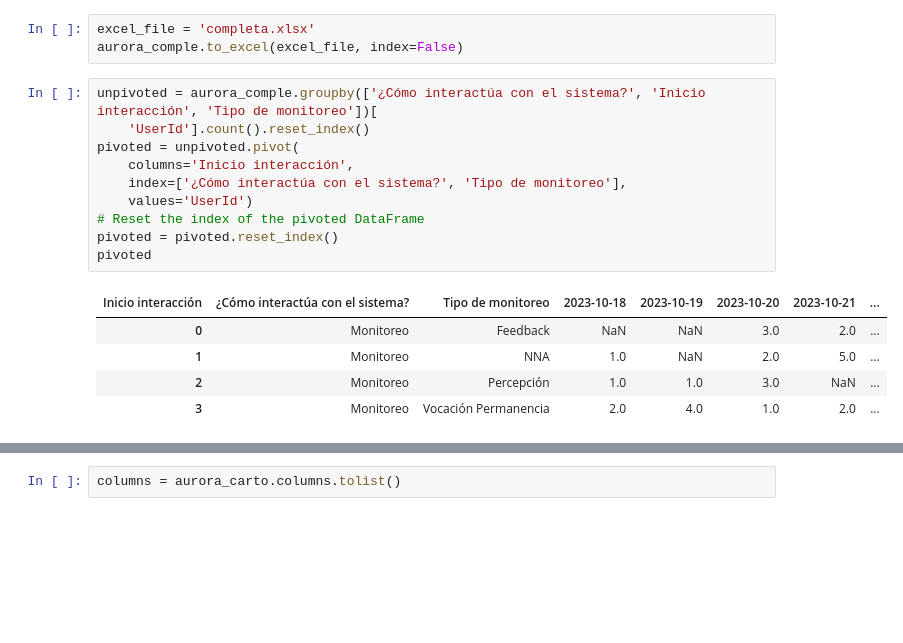
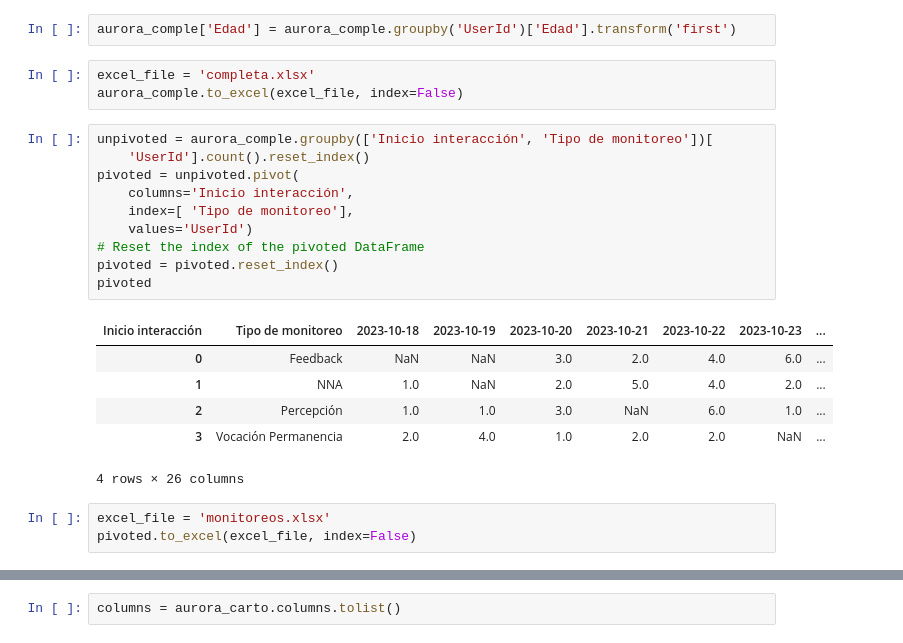
Before and after one commit to maolarte/Aurora, a Jupyter notebook: monitoreos.ipynb, the cells around one changed output, grey strips where cells are left out. Drawn from its saved outputs; the diff is of its cells as text; blank space fills up the shorter version.

```diff
--- a/monitoreos.ipynb
+++ b/monitoreos.ipynb
@@ -93,19 +78,25 @@ Name: Interaction_Sequence, Length: 567, dtype: int64
+# %%
+aurora_comple['Edad'] = aurora_comple.groupby('UserId')['Edad'].transform('first')
 # %%
 excel_file = 'completa.xlsx'
 aurora_comple.to_excel(excel_file, index=False)
 # %%
-unpivoted = aurora_comple.groupby(['¿Cómo interactúa con el sistema?', 'Inicio interacción', 'Tipo de monitoreo'])[
+unpivoted = aurora_comple.groupby(['Inicio interacción', 'Tipo de monitoreo'])[
     'UserId'].count().reset_index()
 pivoted = unpivoted.pivot(
     columns='Inicio interacción',
-    index=['¿Cómo interactúa con el sistema?', 'Tipo de monitoreo'],
+    index=[ 'Tipo de monitoreo'],
     values='UserId')
 # Reset the index of the pivoted DataFrame
 pivoted = pivoted.reset_index()
 pivoted
 # %% [output]
-| Inicio interacción | ¿Cómo interactúa con el sistema? | Tipo de monitoreo | 2023-10-18 | 2023-10-19 | 2023-10-20 | 2023-10-21 | ... |
-| 0 | Monitoreo | Feedback | NaN | NaN | 3.0 | 2.0 | ... |
-| 1 | Monitoreo | NNA | 1.0 | NaN | 2.0 | 5.0 | ... |
-| 2 | Monitoreo | Percepción | 1.0 | 1.0 | 3.0 | NaN | ... |
-| 3 | Monitoreo | Vocación Permanencia | 2.0 | 4.0 | 1.0 | 2.0 | ... |
+| Inicio interacción | Tipo de monitoreo | 2023-10-18 | 2023-10-19 | 2023-10-20 | 2023-10-21 | 2023-10-22 | 2023-10-23 | ... |
+| 0 | Feedback | NaN | NaN | 3.0 | 2.0 | 4.0 | 6.0 | ... |
+| 1 | NNA | 1.0 | NaN | 2.0 | 5.0 | 4.0 | 2.0 | ... |
+| 2 | Percepción | 1.0 | 1.0 | 3.0 | NaN | 6.0 | 1.0 | ... |
+| 3 | Vocación Permanencia | 2.0 | 4.0 | 1.0 | 2.0 | 2.0 | NaN | ... |
+4 rows × 26 columns
+# %%
+excel_file = 'monitoreos.xlsx'
+pivoted.to_excel(excel_file, index=False)
```
Also changed, not shown: parts of 7 cells of this notebook, 3 other files.
